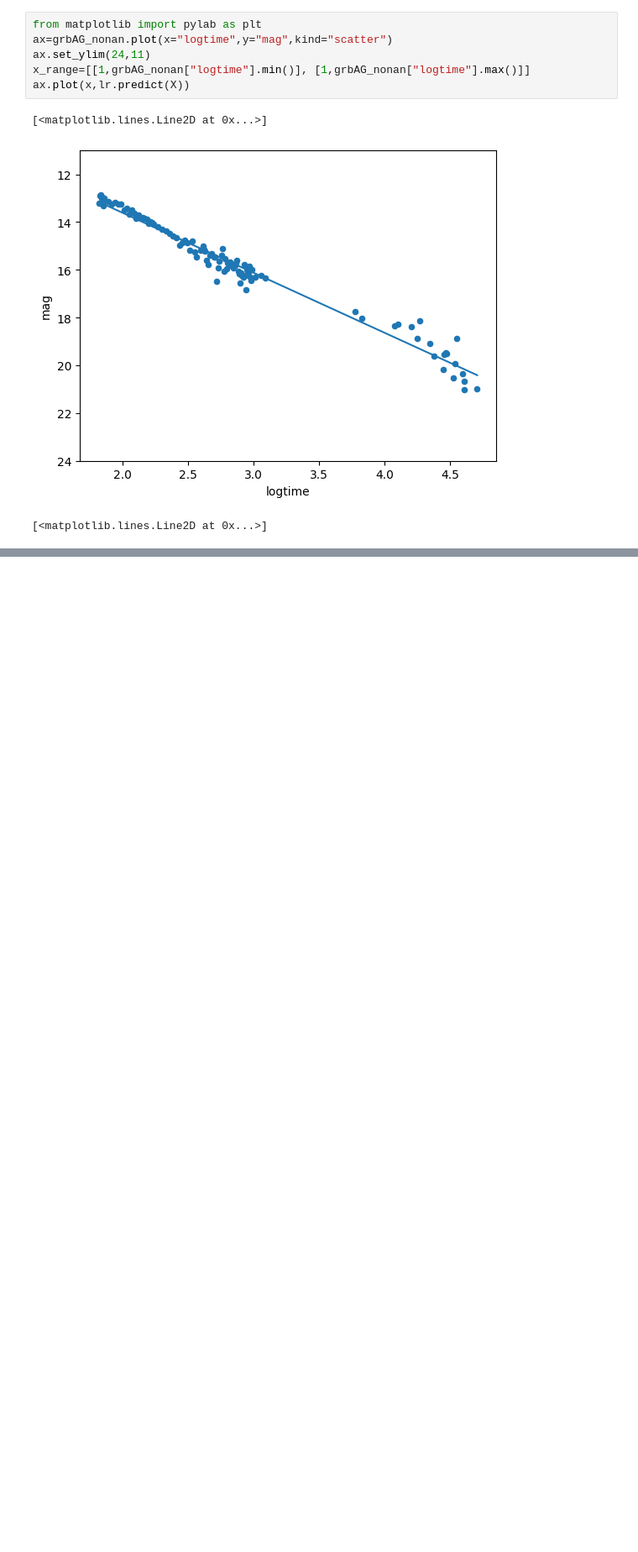
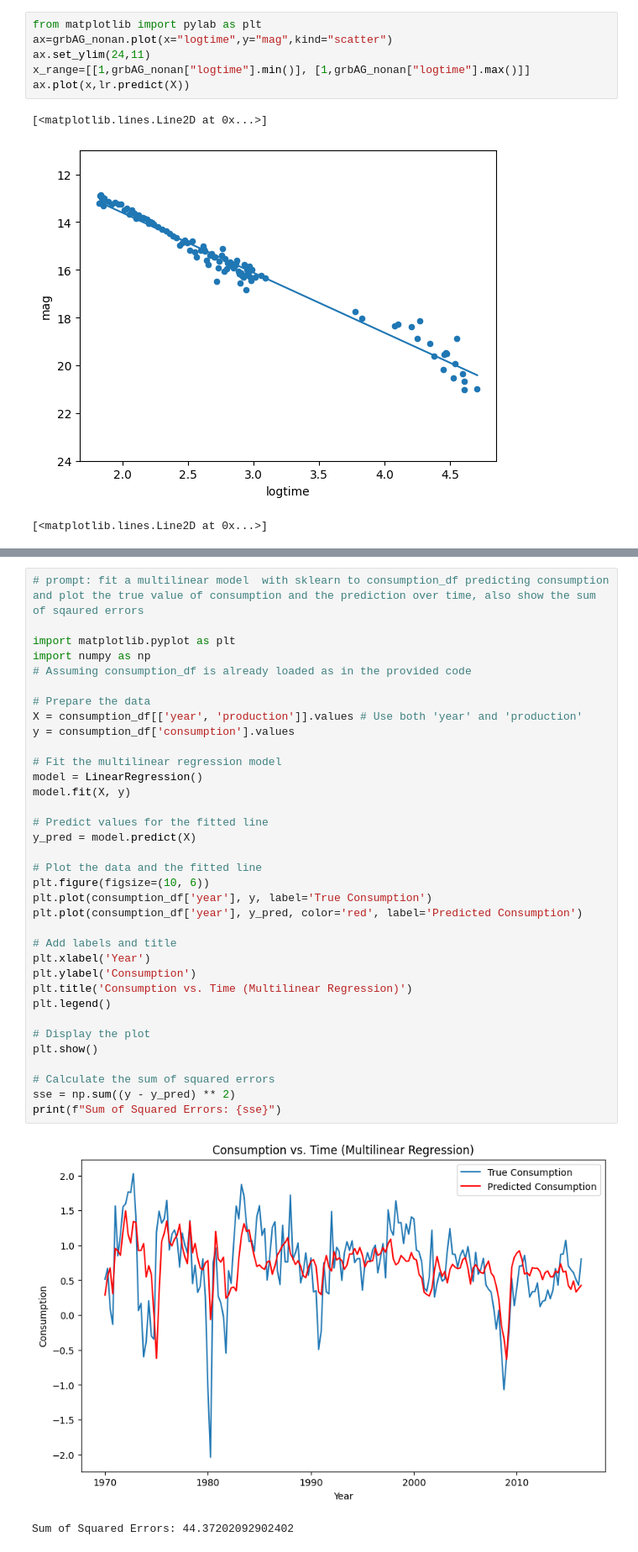
Before and after one commit to urvesh2012/MLTSA25_UBhagat, a Jupyter notebook: labs/MLTSA_WK_3.ipynb, the cells around one changed output, grey strips where cells are left out. Shown at 84% size. Drawn from its saved outputs; the diff is of its cells as text; blank space fills up the shorter version.

```diff
--- a/labs/MLTSA_WK_3.ipynb
+++ b/labs/MLTSA_WK_3.ipynb
@@ -150,0 +276,38 @@ ax.plot(x,lr.predict(X))
+# %%
+# prompt: fit a multilinear model  with sklearn to consumption_df predicting consumption and plot the true value of consumption and the prediction over time, also show the sum of sqaured errors
+
+import matplotlib.pyplot as plt
+import numpy as np
+# Assuming consumption_df is already loaded as in the provided code
+
+# Prepare the data
+X = consumption_df[['year', 'production']].values # Use both 'year' and 'production'
+y = consumption_df['consumption'].values
+
+# Fit the multilinear regression model
+model = LinearRegression()
+model.fit(X, y)
+
+# Predict values for the fitted line
+y_pred = model.predict(X)
+
+# Plot the data and the fitted line
+plt.figure(figsize=(10, 6))
+plt.plot(consumption_df['year'], y, label='True Consumption')
+plt.plot(consumption_df['year'], y_pred, color='red', label='Predicted Consumption')
+
+# Add labels and title
+plt.xlabel('Year')
+plt.ylabel('Consumption')
+plt.title('Consumption vs. Time (Multilinear Regression)')
+plt.legend()
+
+# Display the plot
+plt.show()
+
+# Calculate the sum of squared errors
+sse = np.sum((y - y_pred) ** 2)
+print(f"Sum of Squared Errors: {sse}")
+# %% [output]
+[figure, added]
+Sum of Squared Errors: 44.37202092902402
```
Also changed, not shown: parts of 6 cells of this notebook.
